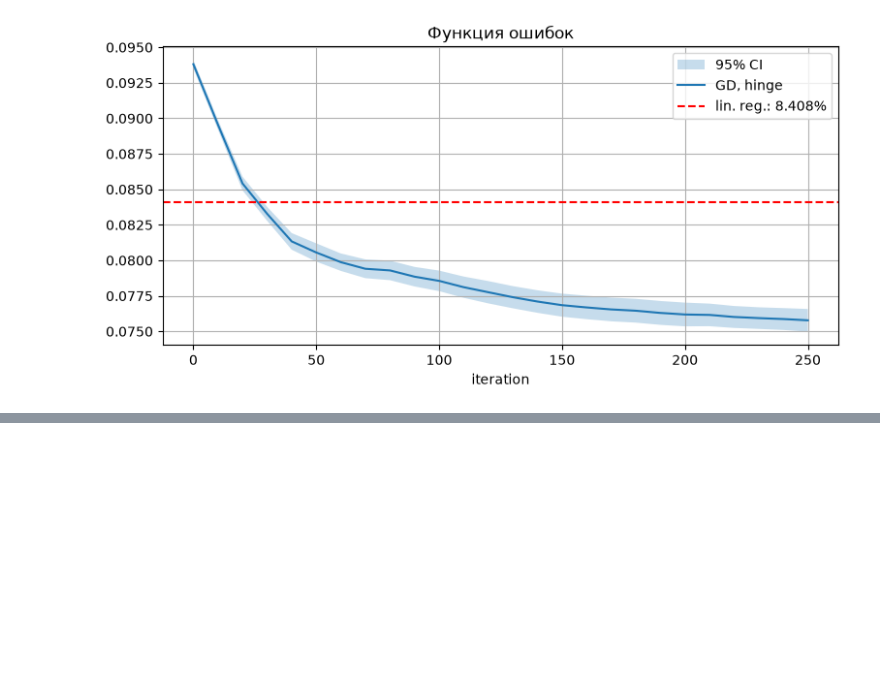
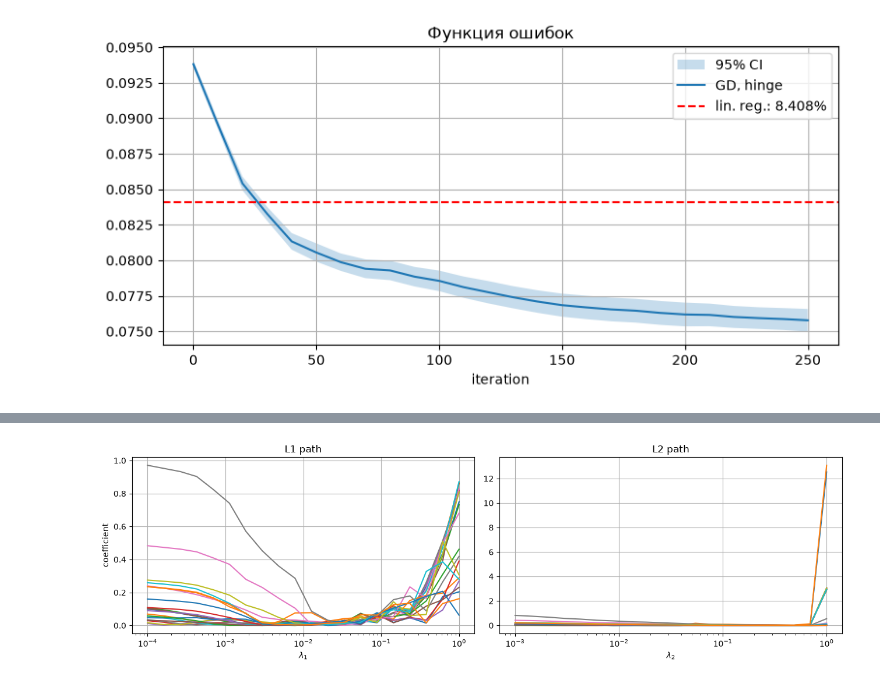
Before and after one commit to FB1-ITMO-CT/sem05_DA_lab01, a Jupyter notebook: notebooks/main.ipynb, the cells around one changed output, grey strips where cells are left out. Saved outputs shown, nothing was run; the diff lists cells and outputs as text; code cells hidden in the pictures; blank space fills up the shorter version.

Commit message:
Added coefficient plot from L1/L2 values.

```diff
--- a/notebooks/main.ipynb
+++ b/notebooks/main.ipynb
@@ -477,0 +481,37 @@ error_curve()
+# %%
+L1_LAMBDAS = np.logspace(-4, 0, 20)
+L2_LAMBDAS = np.logspace(-3, 0, 20)
+
+def _coef(params_fn, lam):
+    clf = GDClassifier(HINGE, params_fn(lam))
+    clf.fit(DATA)
+    return clf.coef_
+
+def _coef_path(params_fn, lambdas):
+    return np.array([_coef(params_fn, lam) for lam in lambdas])
+
+def coef_paths():
+    l1 = _coef_path(lambda lam: GDParams(learning_rate=1.0, lambda1=lam, max_iter=200), L1_LAMBDAS)
+    l2 = _coef_path(lambda lam: GDParams(learning_rate=1.0, lambda2=lam, max_iter=200), L2_LAMBDAS)
+
+    fig, axes = plt.subplots(1, 2, figsize=(13, 4))
+
+    for j in range(l1.shape[1]):
+        axes[0].plot(L1_LAMBDAS, np.abs(l1[:, j]))
+        axes[1].plot(L2_LAMBDAS, np.abs(l2[:, j]))
+
+    axes[0].set_xscale("log")
+    axes[0].set_xlabel(r"$\lambda_1$")
+    axes[0].set_ylabel("coefficient")
+    axes[0].set_title("L1 path")
+
+    axes[1].set_xscale("log")
+    axes[1].set_xlabel(r"$\lambda_2$")
+    axes[1].set_title("L2 path")
+
+    plt.tight_layout()
+    plt.show()
+
+coef_paths()
+# %% [output]
+[figure, added]
```
Also changed, not shown: parts of 2 cells of this notebook.
